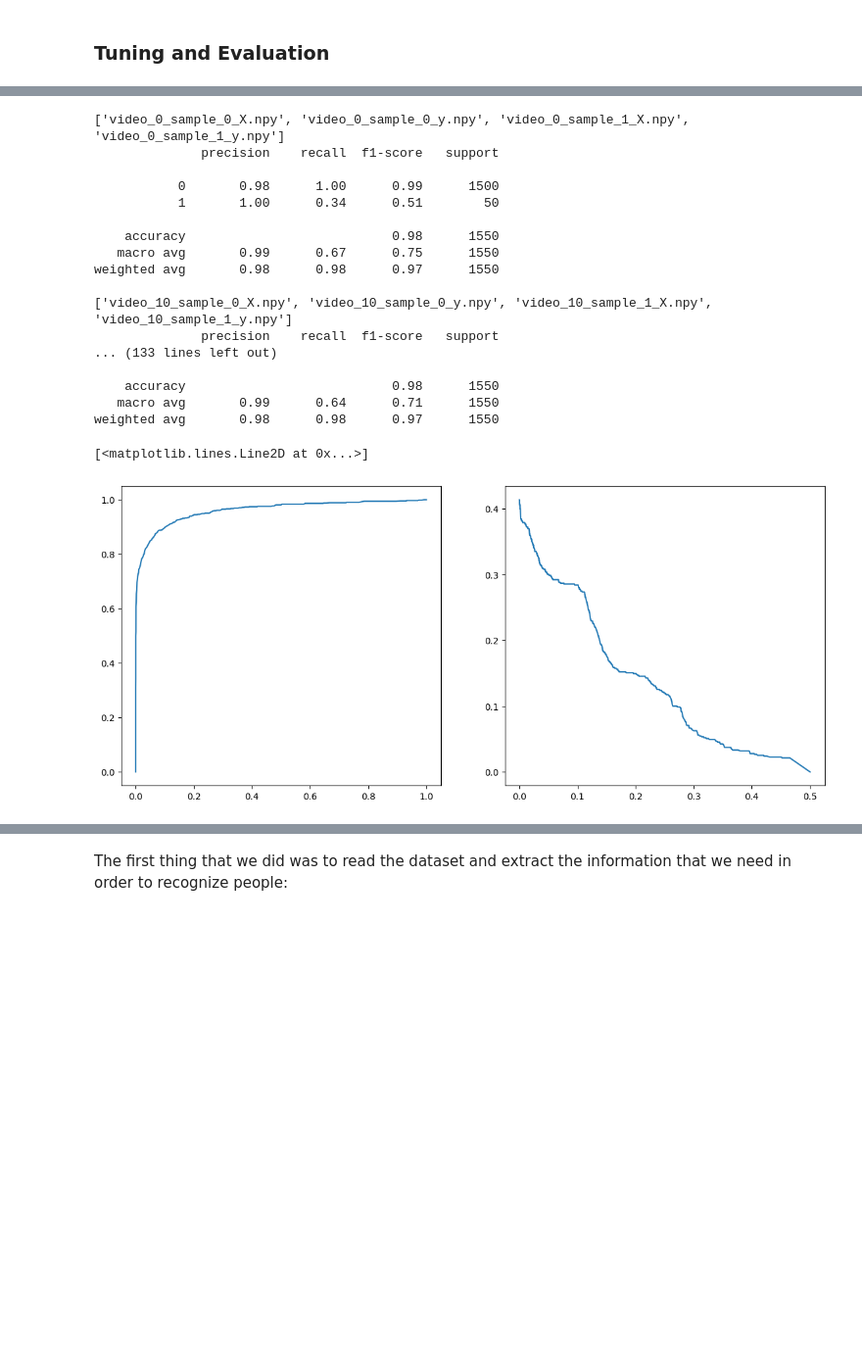
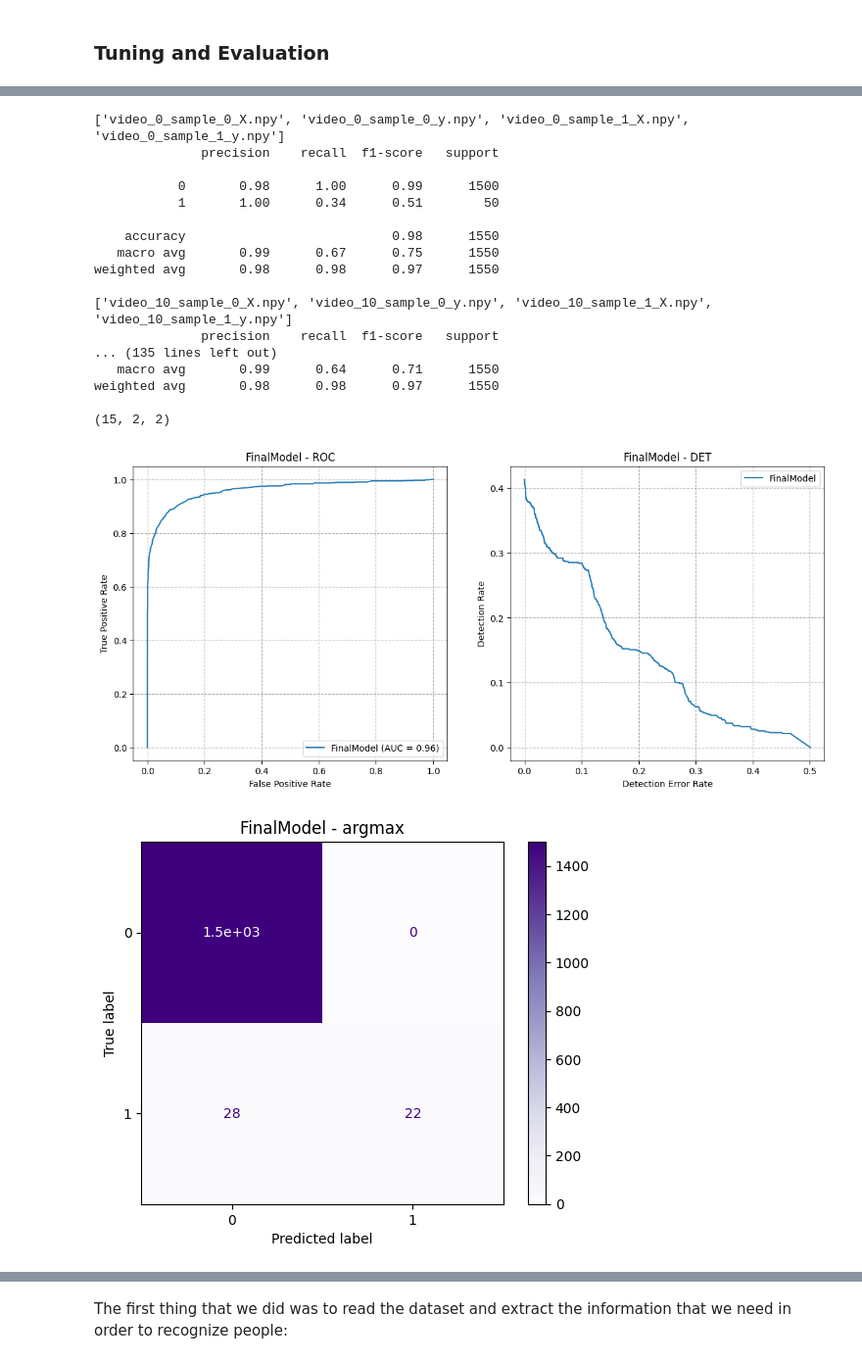
Before and after one commit to Andreus00/FDS, a Jupyter notebook: src/notebook.ipynb, the cells around one changed output, grey strips where cells are left out. Shown: that part at 98% size. Saved outputs shown, nothing was run; the diff lists cells and outputs as text; code cells hidden in the pictures; blank space fills up the shorter version.

```diff
--- a/src/notebook.ipynb
+++ b/src/notebook.ipynb
@@ -578,7 +574,5 @@ class FinalModel(BaseEstimator, ClassifierMixin):
         return output
 # %%
-
-import re
 
 files = [f for f in os.listdir("./sampled") if re.match("(video_)([0-9]*)(_sample_)([0-9]*)_([Xy])(.npy)", f)]
 files.sort()
@@ -587,11 +581,14 @@ samples = [(files[i], files[i+1], files[i+2], files[i+3]) for i in range(0, len(
 fig, (ax_roc, ax_det) = plt.subplots(1, 2)
 fig.set_size_inches(14, 6)
 
+FINAL_MODEL_POLICY = "argmax"
+
 fprs = []
 tprs = []
 fprs2 = []
 tprs2 = []
 roc_aucs = []
+cms = []
 # fit the model for each training sample and average the fpr, tpr and roc_auc
 for f_X, f_y, f_X_2, f_y_2 in samples:
     print([f_X, f_y, f_X_2, f_y_2])
@@ -602,12 +599,16 @@ for f_X, f_y, f_X_2, f_y_2 in samples:
     X_2 = np.load("./sampled/" + f_X_2)
     y_2 = np.load("./sampled/" + f_y_2)
 
-    model = FinalModel()
+    model = FinalModel(policy = FINAL_MODEL_POLICY)
     model.fit(X, y)
 
     res = model.predict_proba(X_2)[:, 1]
 
-    print(classification_report(y_2, model.predict(X_2)))
+    pr = model.predict(X_2)
+
+    print(classification_report(y_2, pr))
+
+    cms.append(confusion_matrix(y_2, pr))
 
     fpr, tpr, thresholds = roc_curve(y_2, res)
     auc = roc_auc_score(y_2, res)
@@ -632,38 +633,67 @@ for i in range(0, len(fprs)):
 
 for i in range(0, len(fprs2)):
     fprs2[i] = np.pad(fprs2[i], (0, longest_fpr2 - len(fprs2[i])), 'edge')
     tprs2[i] = np.pad(tprs2[i], (0, longest_tpr2 - len(tprs2[i])), 'edge')
 
 # average the fpr and tpr and calculate the auc
 fpr = np.mean(fprs, axis=0)
 tpr = np.mean(tprs, axis=0)
 fpr2 = np.mean(fprs2, axis=0)
 tpr2 = np.mean(tprs2, axis=0)
 
 auc = np.mean(roc_aucs)
 
+cms = np.asarray(cms)
+print(cms.shape)
+cm = np.mean(cms, axis=0)
+
+fig_cm, ax_cm = plt.subplots(1, 1)
+ax_cm.set_title(f"FinalModel - {FINAL_MODEL_POLICY}")
+disp = ConfusionMatrixDisplay(cm)
+ax_cm = disp.plot(cmap=plt.cm.Purples, ax=ax_cm)
+plt.savefig(f"final_model_{FINAL_MODEL_POLICY}_cm.png")
+
+ax_roc.set_title("FinalModel - ROC")
+ax_det.set_title("FinalModel - DET")
+
+
+ax_roc.set_xlabel("False Positive Rate")
+ax_det.set_xlabel("Detection Error Rate")
+
+ax_roc.set_ylabel("True Positive Rate")
+ax_det.set_ylabel("Detection Rate")
+
+# Add Legends
+
+ax_roc.grid(linestyle="--")
+ax_det.grid(linestyle="--")
+
+
 ax_roc.plot(fpr, tpr, label="FinalModel (AUC = " + str(round(auc, 2)) + ")")
 ax_det.plot(fpr2, tpr2, label="FinalModel")
+ax_roc.legend(loc="lower right")
+ax_det.legend(loc="upper right")
+fig.savefig(f"final_model_roc_det.png")
 # %% [output]
 ['video_0_sample_0_X.npy', 'video_0_sample_0_y.npy', 'video_0_sample_1_X.npy', 'video_0_sample_1_y.npy']
               precision    recall  f1-score   support
 
            0       0.98      1.00      0.99      1500
            1       1.00      0.34      0.51        50
 
     accuracy                           0.98      1550
    macro avg       0.99      0.67      0.75      1550
 weighted avg       0.98      0.98      0.97      1550
 
 ['video_10_sample_0_X.npy', 'video_10_sample_0_y.npy', 'video_10_sample_1_X.npy', 'video_10_sample_1_y.npy']
               precision    recall  f1-score   support
-... (133 lines left out)
-
-    accuracy                           0.98      1550
+... (135 lines left out)
    macro avg       0.99      0.64      0.71      1550
 weighted avg       0.98      0.98      0.97      1550
+
+(15, 2, 2)
-[<matplotlib.lines.Line2D at 0x...>]
-[figure, old version]
+[figure, new version]
+[figure, added]
 # %%
 # Train the models on the big dataset
 
```
Also changed, not shown: parts of 7 cells of this notebook, 3 other files.
